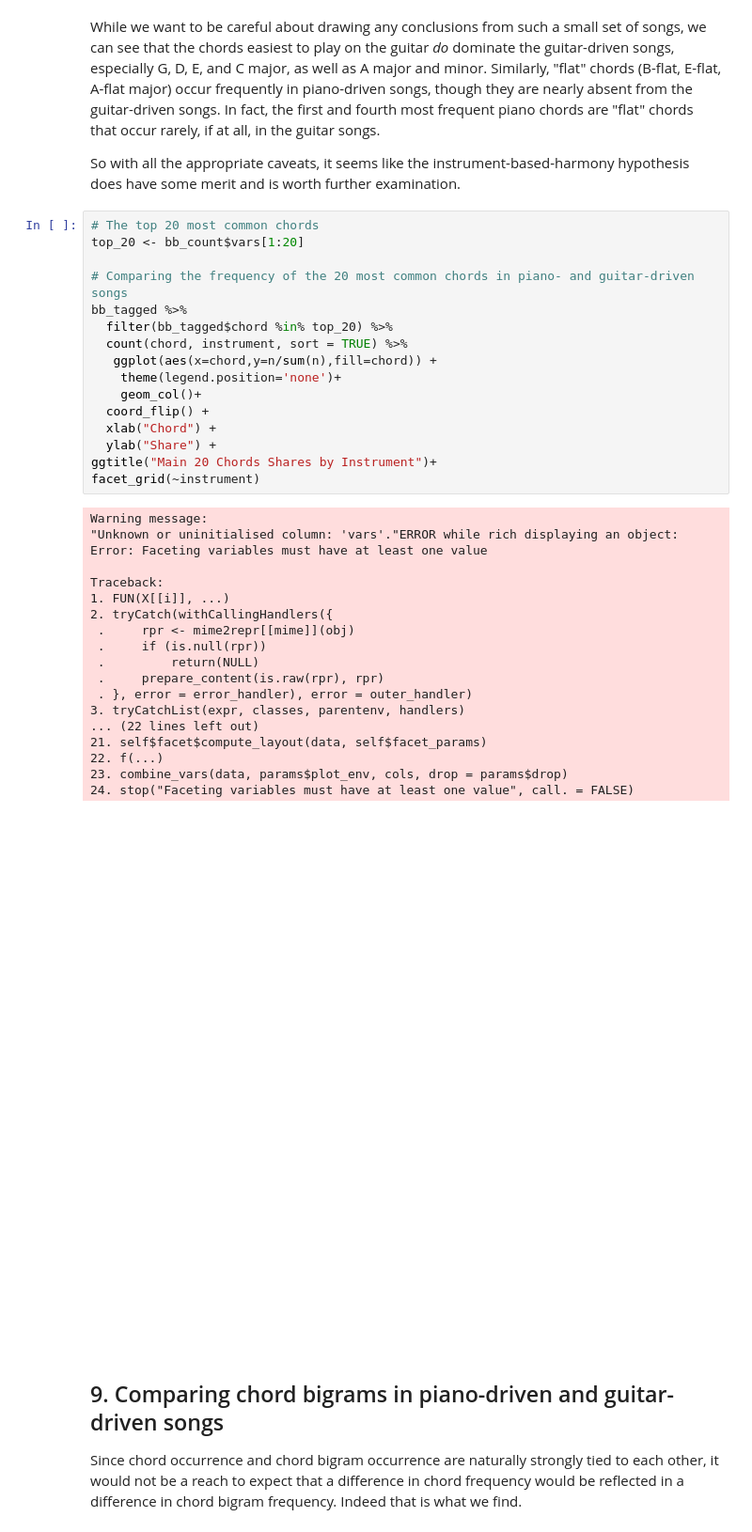
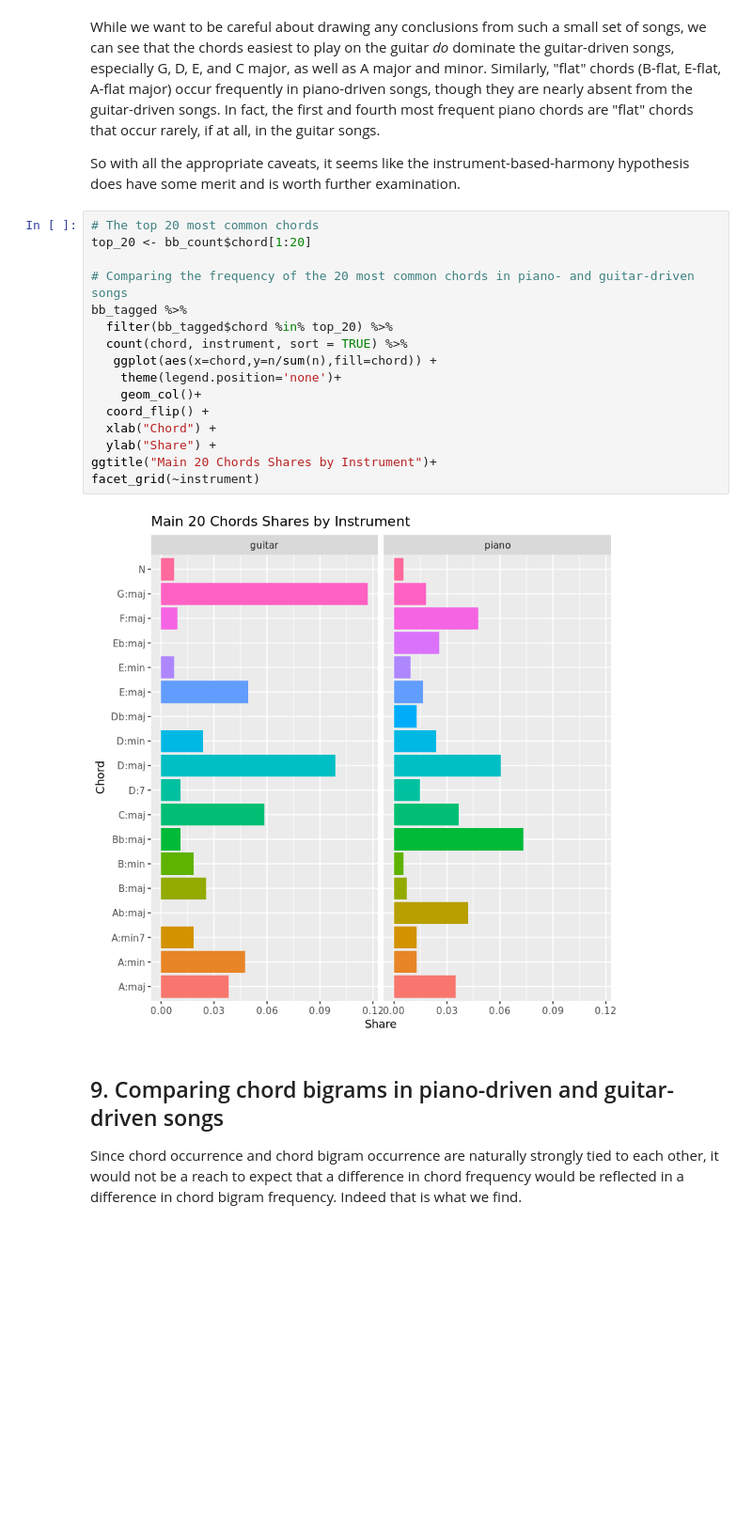
Before and after one commit to SapirCZ/DataCamp-Projects, a Jupyter notebook: notebook.ipynb, the cells around one changed output. Shown: that part at 94% size. Drawn from its saved outputs; the diff is of its cells as text; blank space fills up the shorter version.

Commit message:
Wrangling and Visualizing Musical Data

```diff
--- a/notebook.ipynb
+++ b/notebook.ipynb
@@ -193,39 +193,22 @@ head(bb_tagged)
 <p>So with all the appropriate caveats, it seems like the instrument-based-harmony hypothesis does have some merit and is worth further examination.</p>
 # %%
 # The top 20 most common chords
-top_20 <- bb_count$vars[1:20]
+top_20 <- bb_count$chord[1:20]
 
 # Comparing the frequency of the 20 most common chords in piano- and guitar-driven songs
 bb_tagged %>%
   filter(bb_tagged$chord %in% top_20) %>%
   count(chord, instrument, sort = TRUE) %>%
    ggplot(aes(x=chord,y=n/sum(n),fill=chord)) +
     theme(legend.position='none')+
     geom_col()+
   coord_flip() +
   xlab("Chord") +
   ylab("Share") +
 ggtitle("Main 20 Chords Shares by Instrument")+
 facet_grid(~instrument)
 # %% [output]
-Warning message:
-"Unknown or uninitialised column: 'vars'."ERROR while rich displaying an object: Error: Faceting variables must have at least one value
-
-Traceback:
-1. FUN(X[[i]], ...)
-2. tryCatch(withCallingHandlers({
- .     rpr <- mime2repr[[mime]](obj)
- .     if (is.null(rpr))
- .         return(NULL)
- .     prepare_content(is.raw(rpr), rpr)
- . }, error = error_handler), error = outer_handler)
-3. tryCatchList(expr, classes, parentenv, handlers)
-... (22 lines left out)
-21. self$facet$compute_layout(data, self$facet_params)
-22. f(...)
-23. combine_vars(data, params$plot_env, cols, drop = params$drop)
-24. stop("Faceting variables must have at least one value", call. = FALSE)
-[figure, old version]
+[figure, new version]
 # %% [markdown]
 ## 9. Comparing chord bigrams in piano-driven and guitar-driven songs
 <p>Since chord occurrence and chord bigram occurrence are naturally strongly tied to each other, it would not be a reach to expect that a difference in chord frequency would be reflected in a difference in chord bigram frequency. Indeed that is what we find.</p>
```
Also changed, not shown: parts of 1 cell of this notebook.
